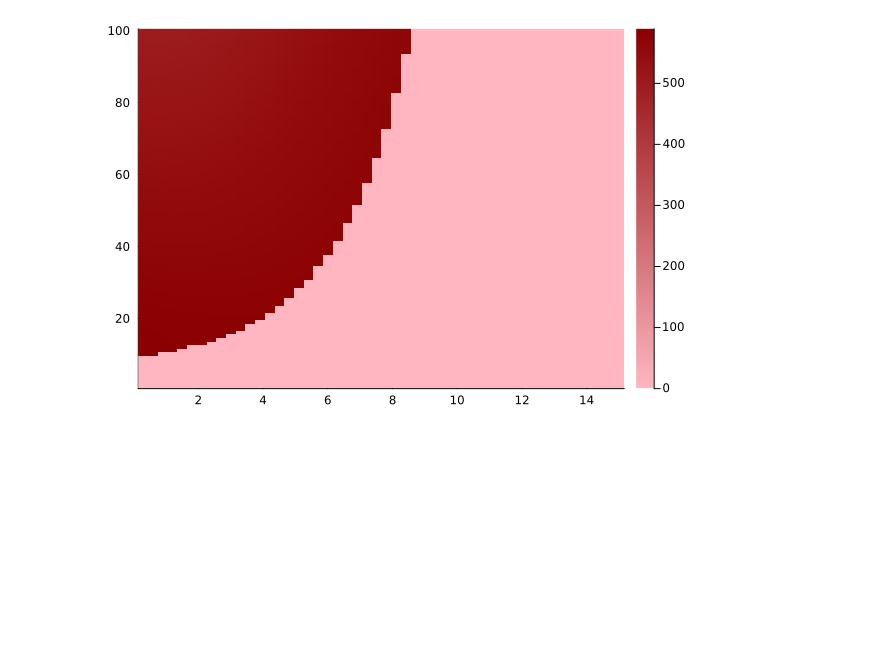
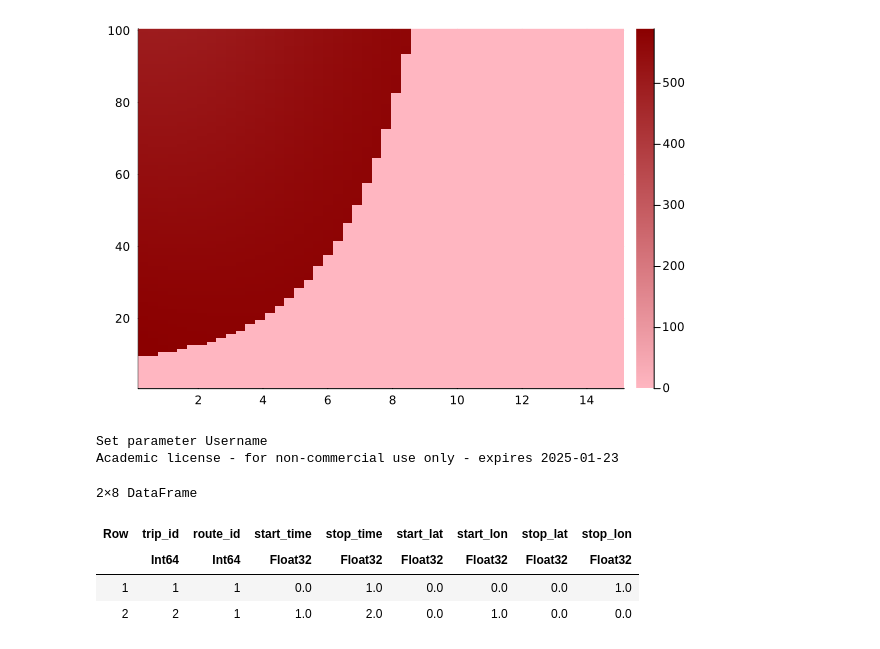
Before and after one commit to tristan4d/transit-delay-management, a Jupyter notebook: simple_example.ipynb, the cells around one changed output. Drawn from its saved outputs; the diff is of its cells as text; code cells hidden in the pictures; blank space fills up the shorter version.

```diff
--- a/simple_example.ipynb
+++ b/simple_example.ipynb
@@ -52,14 +0,0 @@ cost_lo
-# %%
-num_scenarios = 100
-r = 30
-cost = []
-cost_lo = []
-cost_hi = []
-
-for i in 1:20
-    delays = rand(dist, i, num_scenarios)
-    prop_delays = get_delay(delays)
-    push!(cost, sum(mean(prop_delays, dims=2)*r*delay_cost))
-    push!(cost_lo, sum(quantile.(eachrow(prop_delays), 0.25)*r*delay_cost))
-    push!(cost_hi, sum(quantile.(eachrow(prop_delays), 0.75)*r*delay_cost))
-end
@@ -136,3 +61,13 @@ heatmap(
 )
 # %% [output]
 [figure]
+# %%
+include("./src/utils.jl")
+include("./src/data.jl")
+include("./src/opt.jl")
+include("./src/lagrange.jl")
+include("./src/out.jl")
+include("./src/metrics.jl");
+# %% [output]
+Set parameter Username
+Academic license - for non-commercial use only - expires 2025-01-23
@@ -138,0 +81,19 @@ heatmap(
+# %%
+function createTrips(X::Matrix{Float32})
+    df = DataFrame(
+        trip_id=Int[],
+        route_id=Int[],
+        start_time=Float32[],
+        stop_time=Float32[],
+        start_lat=Float32[],
+        start_lon=Float32[],
+        stop_lat=Float32[],
+        stop_lon=Float32[],
+    )
+
+    for (i, row) in enumerate(eachrow(X))
+        push!(df, vcat(i, row))
+    end
+
+    return df
+end;
@@ -138,0 +178,15 @@ heatmap(
+# %%
+trips = Float32[
+        # route_id start_time stop_time start_lat start_lon stop_lat stop_lon
+          1        0          1         0         0         0        1;
+          1        1          2         0         1         0        0
+]
+
+trips = createTrips(trips)
+first(trips, 5)
+# %% [output]
+2×8 DataFrame
+| Row | trip_id | route_id | start_time | stop_time | start_lat | start_lon | stop_lat | stop_lon |
+|  | Int64 | Int64 | Float32 | Float32 | Float32 | Float32 | Float32 | Float32 |
+| 1 | 1 | 1 | 0.0 | 1.0 | 0.0 | 0.0 | 0.0 | 1.0 |
+| 2 | 2 | 1 | 1.0 | 2.0 | 0.0 | 1.0 | 0.0 | 0.0 |
```
Also changed, not shown: parts of 19 cells of this notebook, 2 other files.
